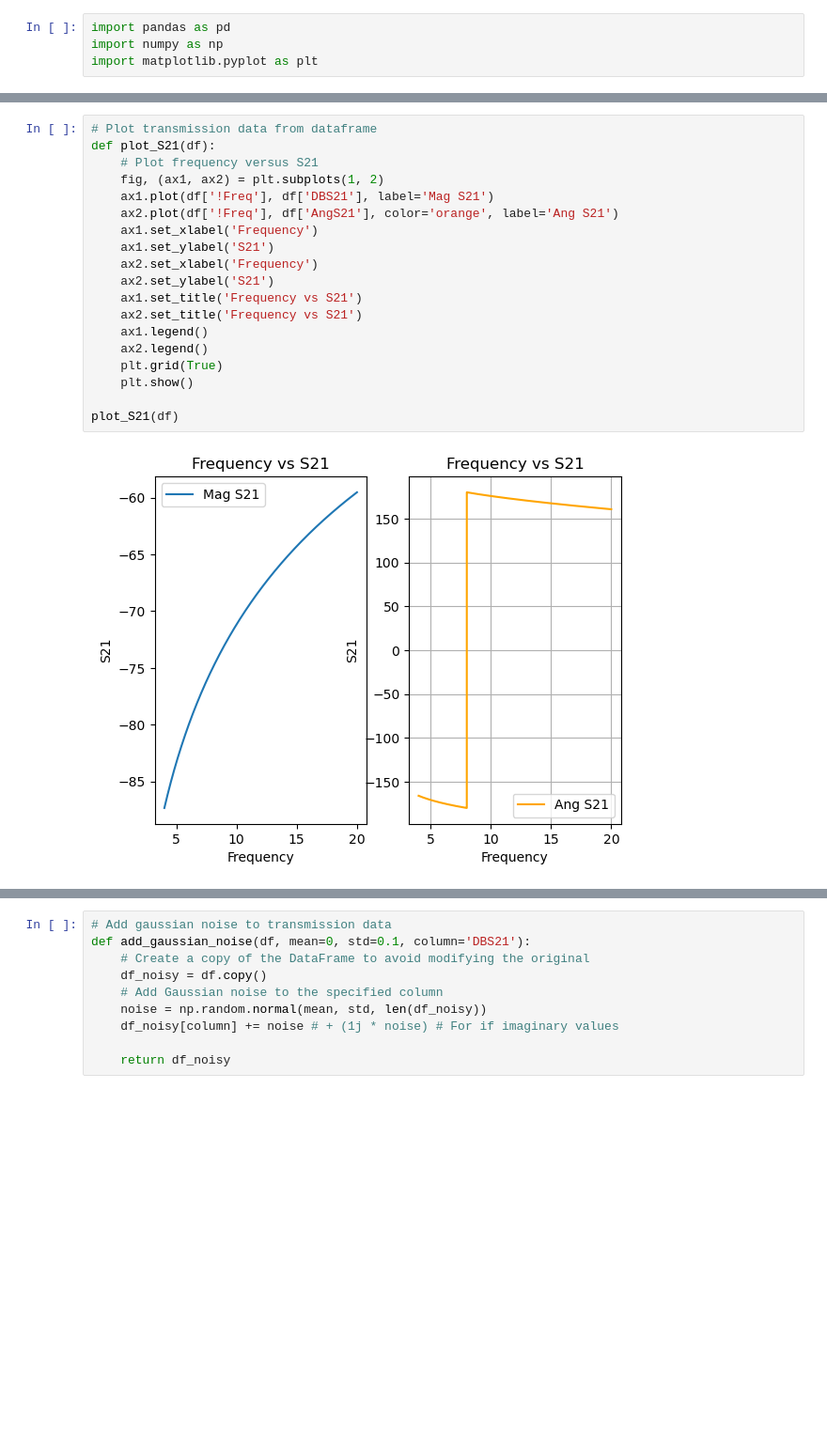
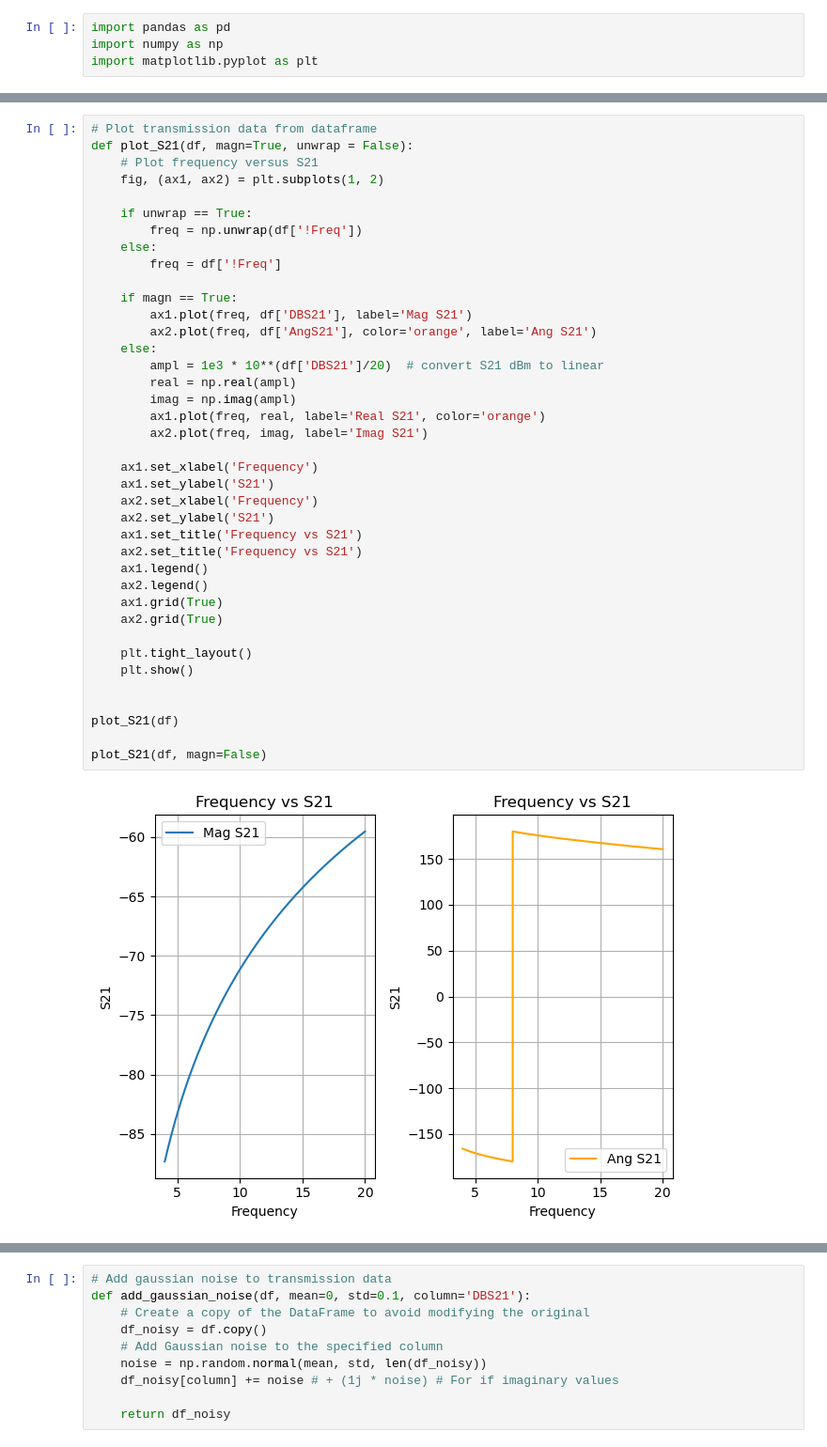
Before and after one commit to scottito/bcqt-test-points-vs-err, a Jupyter notebook: load_and_apply_noise.ipynb, the cells around one changed output, grey strips where cells are left out. Shown: that part at 94% size. Cells and saved outputs as stored; diff of their text form; blank space fills up the shorter version.

Commit message:
updated plot to have re/im in addition to magn/phase, starting lmfit routine

```diff
--- a/load_and_apply_noise.ipynb
+++ b/load_and_apply_noise.ipynb
@@ -16,21 +23,41 @@ df.head()
 # %%
 # Plot transmission data from dataframe
-def plot_S21(df):
+def plot_S21(df, magn=True, unwrap = False):
     # Plot frequency versus S21
     fig, (ax1, ax2) = plt.subplots(1, 2)
-    ax1.plot(df['!Freq'], df['DBS21'], label='Mag S21')
-    ax2.plot(df['!Freq'], df['AngS21'], color='orange', label='Ang S21')
+
+    if unwrap == True:
+        freq = np.unwrap(df['!Freq'])
+    else:
+        freq = df['!Freq']
+
+    if magn == True:
+        ax1.plot(freq, df['DBS21'], label='Mag S21')
+        ax2.plot(freq, df['AngS21'], color='orange', label='Ang S21')
+    else:
+        ampl = 1e3 * 10**(df['DBS21']/20)  # convert S21 dBm to linear
+        real = np.real(ampl)
+        imag = np.imag(ampl)
+        ax1.plot(freq, real, label='Real S21', color='orange')
+        ax2.plot(freq, imag, label='Imag S21')
+
     ax1.set_xlabel('Frequency')
     ax1.set_ylabel('S21')
     ax2.set_xlabel('Frequency')
     ax2.set_ylabel('S21')
     ax1.set_title('Frequency vs S21')
     ax2.set_title('Frequency vs S21')
     ax1.legend()
     ax2.legend()
-    plt.grid(True)
+    ax1.grid(True)
+    ax2.grid(True)
+
+    plt.tight_layout()
     plt.show()
 
+
 plot_S21(df)
+
+plot_S21(df, magn=False)
 # %% [output]
-[figure, old version]
+[figure, new version]
```
Also changed, not shown: parts of 5 cells of this notebook.
